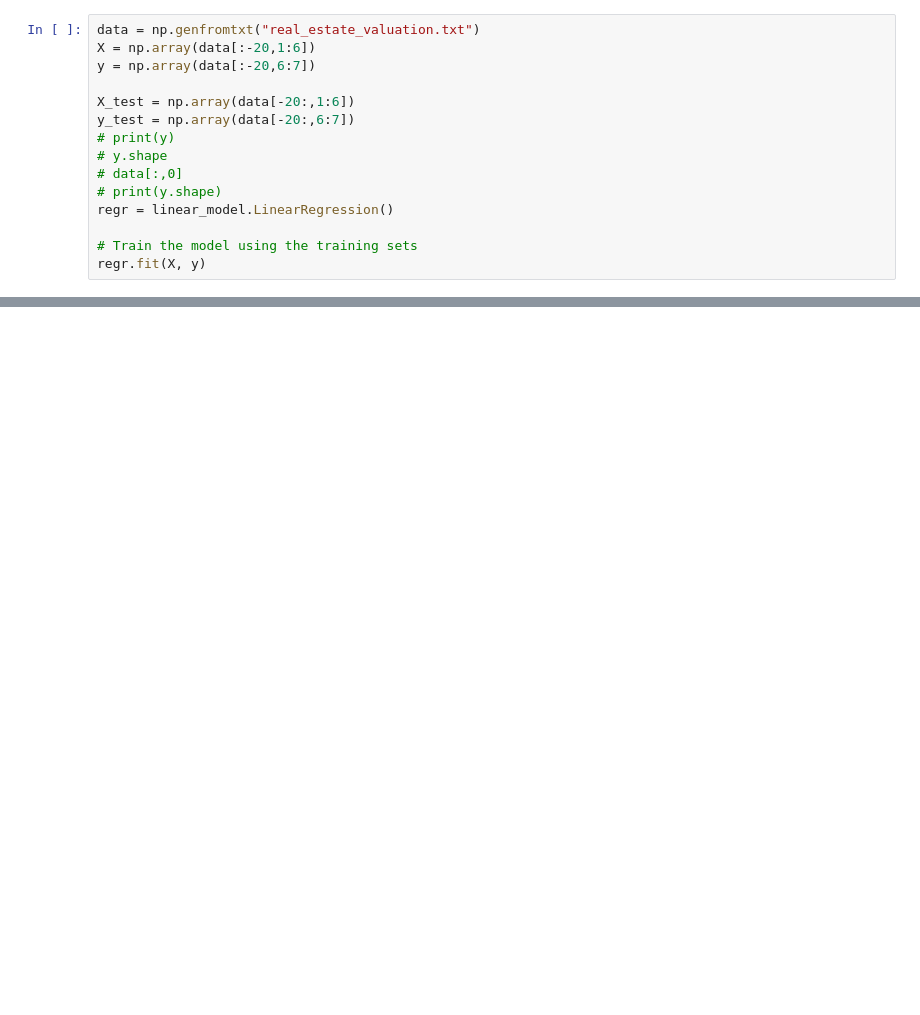
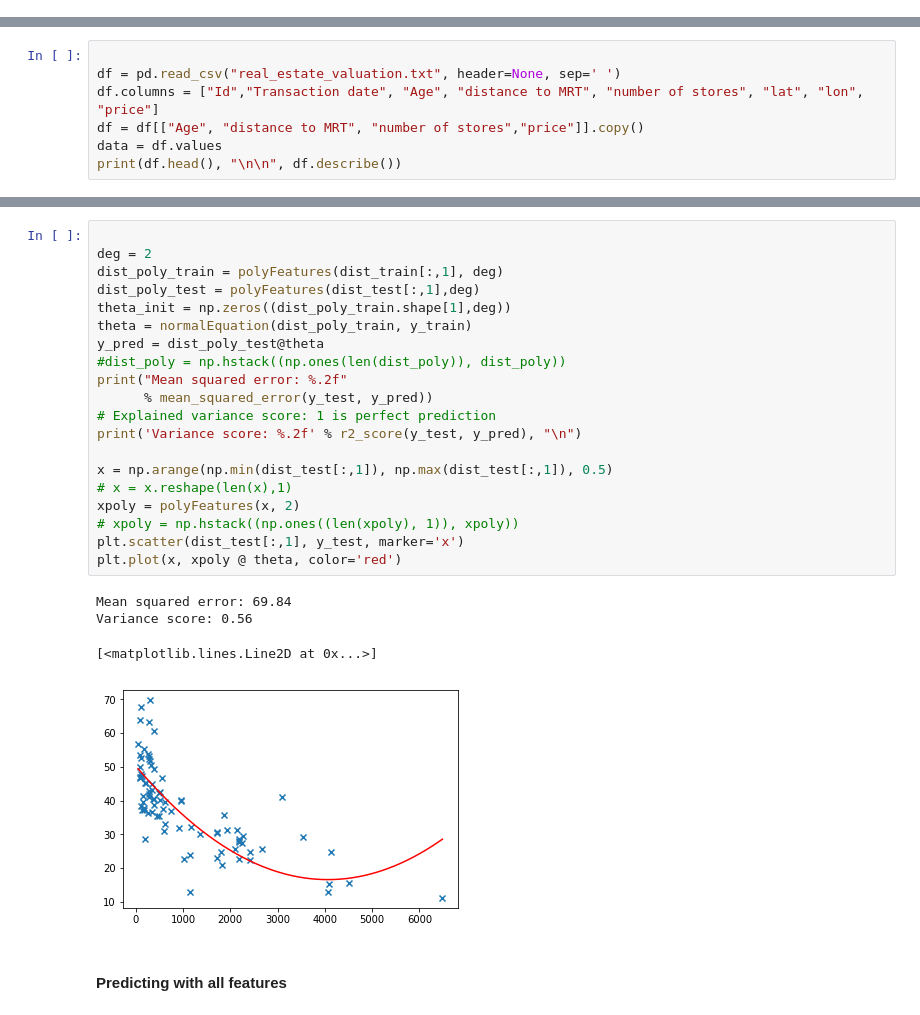
Before and after one commit to ejkul/machine-learning-python, a Jupyter notebook: lin_regression/real_estate.ipynb, the cells around one changed output, grey strips where cells are left out. Drawn from its saved outputs; the diff is of its cells as text; blank space fills up the shorter version.

```diff
--- a/lin_regression/real_estate.ipynb
+++ b/lin_regression/real_estate.ipynb
@@ -12,15 +28,0 @@ import numpy as np
-# %%
-data = np.genfromtxt("real_estate_valuation.txt")
-X = np.array(data[:-20,1:6])
-y = np.array(data[:-20,6:7])
-
-X_test = np.array(data[-20:,1:6])
-y_test = np.array(data[-20:,6:7])
-# print(y)
-# y.shape
-# data[:,0]
-# print(y.shape)
-regr = linear_model.LinearRegression()
-
-# Train the model using the training sets
-regr.fit(X, y)
@@ -29,0 +83,7 @@ LinearRegression(copy_X=True, fit_intercept=True, n_jobs=None,
+# %%
+
+df = pd.read_csv("real_estate_valuation.txt", header=None, sep=' ')
+df.columns = ["Id","Transaction date", "Age", "distance to MRT", "number of stores", "lat", "lon", "price"]
+df = df[["Age", "distance to MRT", "number of stores","price"]].copy()
+data = df.values
+print(df.head(), "\n\n", df.describe())
@@ -29,0 +301,27 @@ LinearRegression(copy_X=True, fit_intercept=True, n_jobs=None,
+# %%
+
+deg = 2
+dist_poly_train = polyFeatures(dist_train[:,1], deg)
+dist_poly_test = polyFeatures(dist_test[:,1],deg)
+theta_init = np.zeros((dist_poly_train.shape[1],deg))
+theta = normalEquation(dist_poly_train, y_train)
+y_pred = dist_poly_test@theta
+#dist_poly = np.hstack((np.ones(len(dist_poly)), dist_poly))
+print("Mean squared error: %.2f"
+      % mean_squared_error(y_test, y_pred))
+# Explained variance score: 1 is perfect prediction
+print('Variance score: %.2f' % r2_score(y_test, y_pred), "\n")
+
+x = np.arange(np.min(dist_test[:,1]), np.max(dist_test[:,1]), 0.5)
+# x = x.reshape(len(x),1)
+xpoly = polyFeatures(x, 2)
+# xpoly = np.hstack((np.ones((len(xpoly), 1)), xpoly))
+plt.scatter(dist_test[:,1], y_test, marker='x')
+plt.plot(x, xpoly @ theta, color='red')
+# %% [output]
+Mean squared error: 69.84
+Variance score: 0.56
+[<matplotlib.lines.Line2D at 0x...>]
+[figure, added]
+# %% [markdown]
+#### Predicting with all features
```
Also changed, not shown: parts of 18 cells of this notebook, 8 other files.
